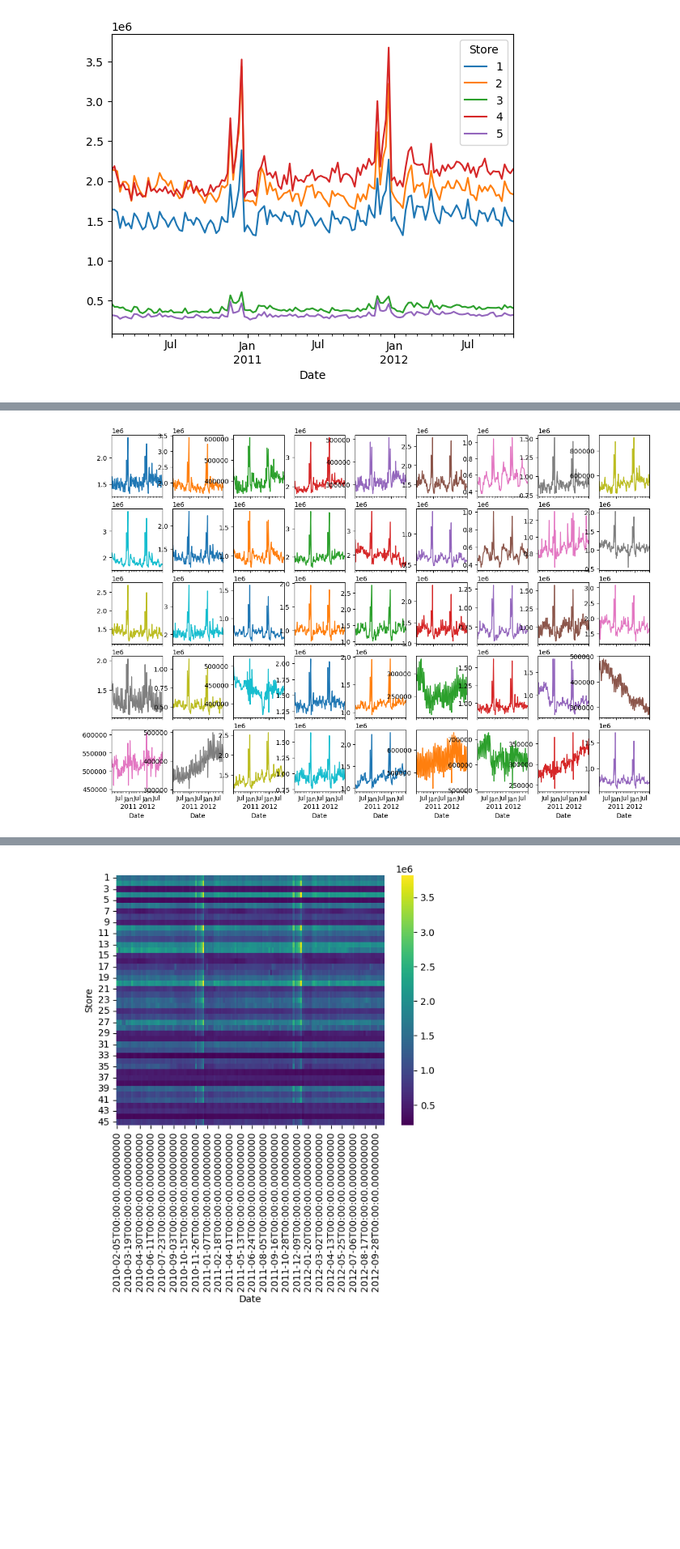
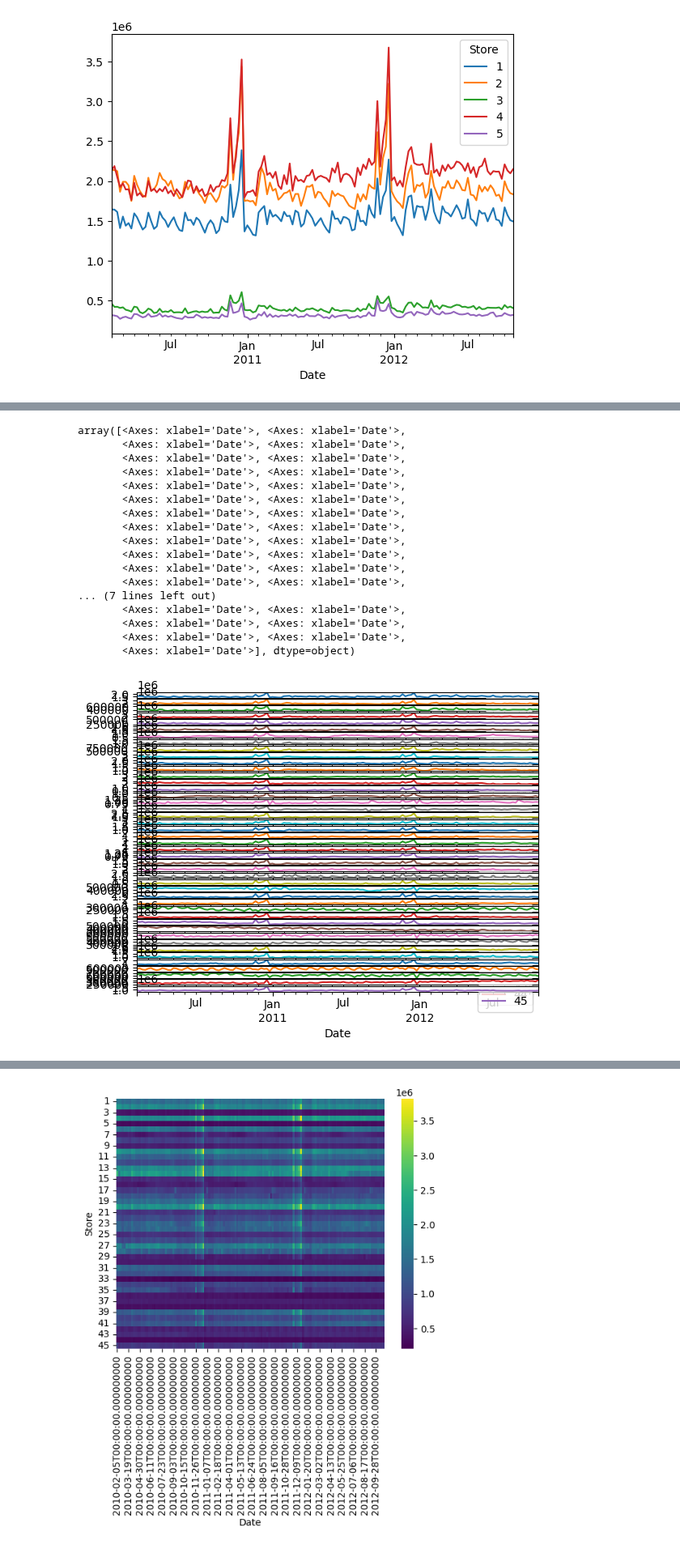
Before and after one commit to KelvynWelsch/exploring_data-science, a Jupyter notebook: analysis.ipynb, the cells around one changed output, grey strips where cells are left out. Shown at 81% size. Drawn from its saved outputs; the diff is of its cells as text; code cells hidden in the pictures; blank space fills up the shorter version.

```diff
--- a/analysis.ipynb
+++ b/analysis.ipynb
@@ -365,0 +450,7 @@ df_wide.head()
+# %%
+df_pivot = df.pivot(
+    index='Date',
+    columns='Store',
+    values='Weekly_Sales'
+)
+df_pivot.head()
@@ -380,7 +567,21 @@ plt.show()
 # %%
-df_wide = df.pivot(index='Date', columns='Store', values='Weekly_Sales')
-
-df_wide.plot(subplots=True, layout=(5, 9), figsize=(15, 10), legend=False)
-plt.show()
+df_pivot.plot(subplots=True)
 # %% [output]
+array([<Axes: xlabel='Date'>, <Axes: xlabel='Date'>,
+       <Axes: xlabel='Date'>, <Axes: xlabel='Date'>,
+       <Axes: xlabel='Date'>, <Axes: xlabel='Date'>,
+       <Axes: xlabel='Date'>, <Axes: xlabel='Date'>,
+       <Axes: xlabel='Date'>, <Axes: xlabel='Date'>,
+       <Axes: xlabel='Date'>, <Axes: xlabel='Date'>,
+       <Axes: xlabel='Date'>, <Axes: xlabel='Date'>,
+       <Axes: xlabel='Date'>, <Axes: xlabel='Date'>,
+       <Axes: xlabel='Date'>, <Axes: xlabel='Date'>,
+       <Axes: xlabel='Date'>, <Axes: xlabel='Date'>,
+       <Axes: xlabel='Date'>, <Axes: xlabel='Date'>,
+       <Axes: xlabel='Date'>, <Axes: xlabel='Date'>,
+... (7 lines left out)
+       <Axes: xlabel='Date'>, <Axes: xlabel='Date'>,
+       <Axes: xlabel='Date'>, <Axes: xlabel='Date'>,
+       <Axes: xlabel='Date'>, <Axes: xlabel='Date'>,
+       <Axes: xlabel='Date'>], dtype=object)
-[figure, old version]
+[figure, new version]
```
Also changed, not shown: parts of 49 cells of this notebook.
